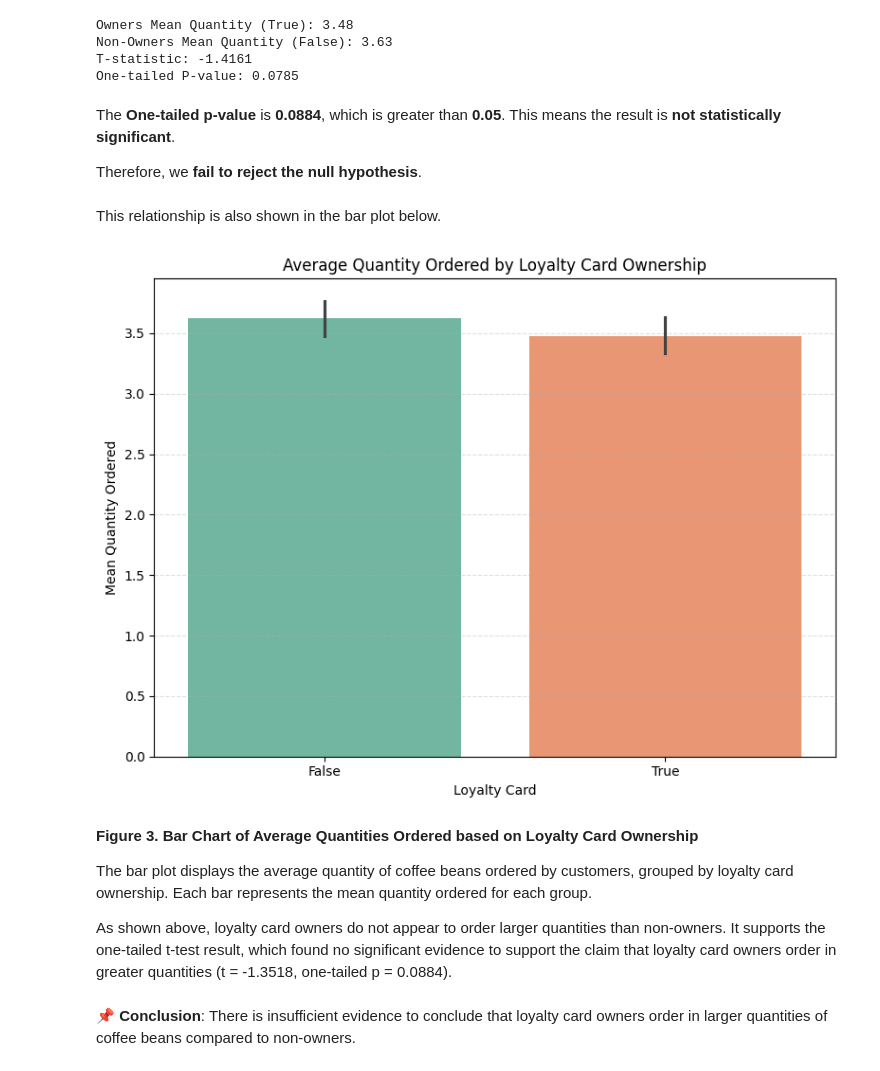
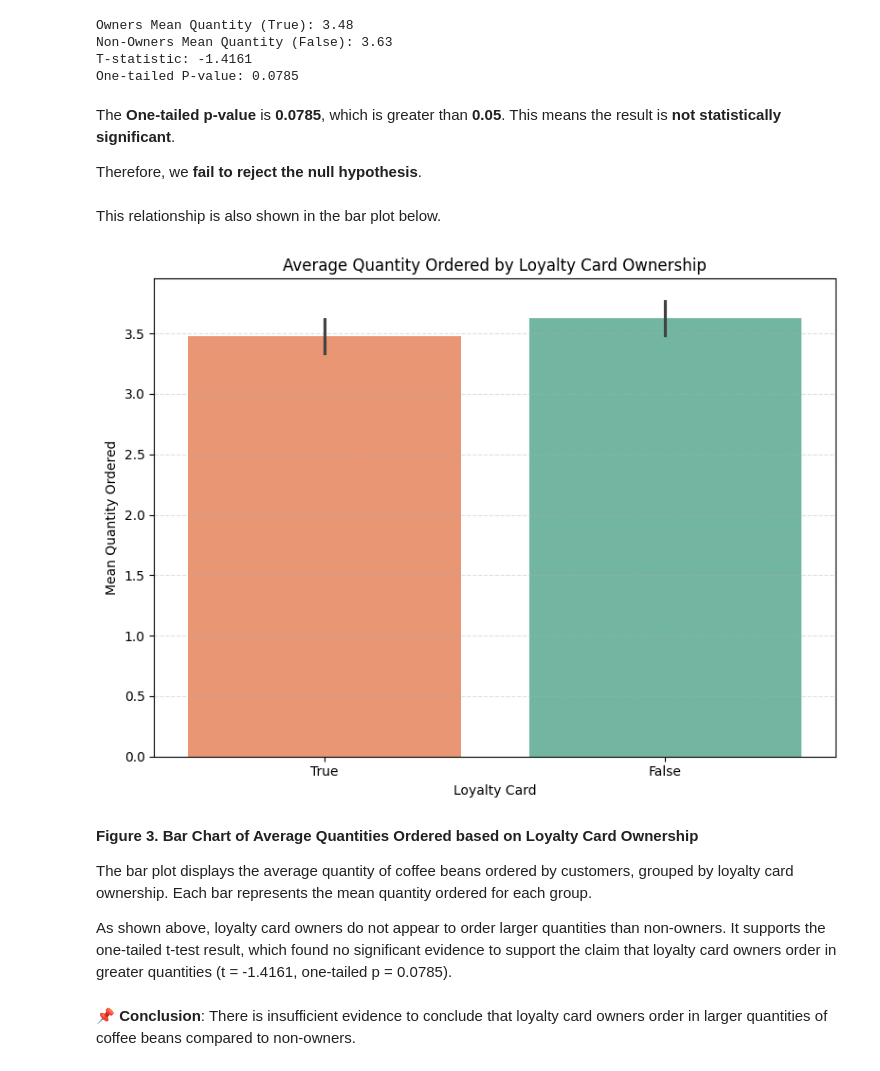
Before and after one commit to Emman-28/CSMODEL-MP, a Jupyter notebook: CSMODEL MP.ipynb, the cells around one changed output. Drawn from its saved outputs; the diff is of its cells as text; code cells hidden in the pictures.

```diff
--- a/CSMODEL MP.ipynb
+++ b/CSMODEL MP.ipynb
@@ -1256,7 +1257,7 @@ Non-Owners Mean Quantity (False): 3.63
 T-statistic: -1.4161
 One-tailed P-value: 0.0785
 # %% [markdown]
-The **One-tailed p-value** is **0.0884**, which is greater than **0.05**. This means the result is **not statistically significant**.
+The **One-tailed p-value** is **0.0785**, which is greater than **0.05**. This means the result is **not statistically significant**.
 
 Therefore, we **fail to reject the null hypothesis**.
 # %% [markdown]
@@ -1264,27 +1265,28 @@ This relationship is also shown in the bar plot below.
 # %%
 plt.figure(figsize = (8, 6))
 sns.barplot(
     data = clean_coffee_df,
     x = 'Loyalty Card',
     y = 'Quantity',
     hue = 'Loyalty Card',
+    order = [True, False],
     palette = 'Set2',
     legend = False
 )
 plt.title("Average Quantity Ordered by Loyalty Card Ownership")
 plt.xlabel("Loyalty Card")
 plt.ylabel("Mean Quantity Ordered")
 plt.grid(True, axis = 'y', linestyle = '--', alpha = 0.4)
 plt.tight_layout()
 plt.show()
 # %% [output]
-[figure, old version]
+[figure, new version]
 # %% [markdown]
 **Figure 3. Bar Chart of Average Quantities Ordered based on Loyalty Card Ownership**
 
 The bar plot displays the average quantity of coffee beans ordered by customers, grouped by loyalty card ownership. Each bar represents the mean quantity ordered for each group.
 
-As shown above, loyalty card owners do not appear to order larger quantities than non-owners. It supports the one-tailed t-test result, which found no significant evidence to support the claim that loyalty card owners order in greater quantities (t = -1.3518, one-tailed p = 0.0884).
+As shown above, loyalty card owners do not appear to order larger quantities than non-owners. It supports the one-tailed t-test result, which found no significant evidence to support the claim that loyalty card owners order in greater quantities (t = -1.4161, one-tailed p = 0.0785).
 # %% [markdown]
 📌 **Conclusion**: There is insufficient evidence to conclude that loyalty card owners order in larger quantities of coffee beans compared to non-owners.
 # %% [markdown]
```
Also changed, not shown: parts of 5 cells of this notebook.
